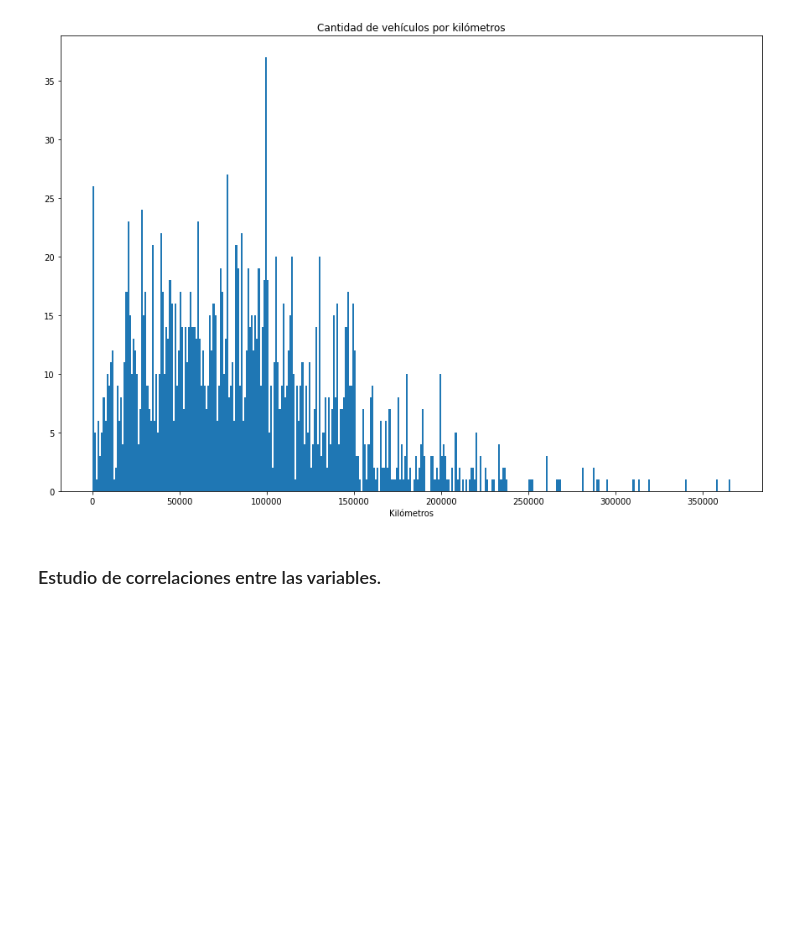
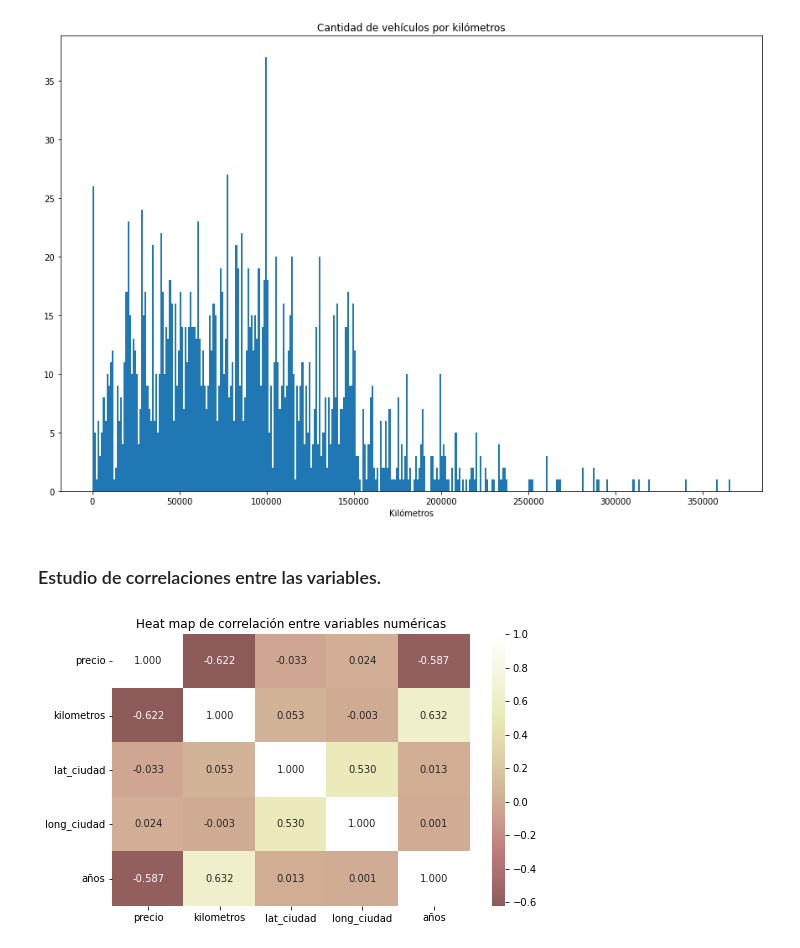
Before and after one commit to JAlonMor/Webscraping, a Jupyter notebook: EDA_coches.ipynb, the cells around one changed output. Drawn from its saved outputs; the diff is of its cells as text; code cells hidden in the pictures; blank space fills up the shorter version.

```diff
--- a/EDA_coches.ipynb
+++ b/EDA_coches.ipynb
@@ -499,0 +498,12 @@ plt.show();
+# %%
+numeric_vars = ['precio', 'kilometros', 'lat_ciudad', 'long_ciudad', 'años']
+# %%
+# correlation plot
+plt.figure(figsize = [8, 5])
+sns.heatmap(coches[numeric_vars].corr(), annot = True, fmt = '.3f',
+           cmap = 'pink', center = 0)
+
+plt.title('Heat map de correlación entre variables numéricas')
+plt.show();
+# %% [output]
+[figure, added]
```
Also changed, not shown: parts of 24 cells of this notebook.
